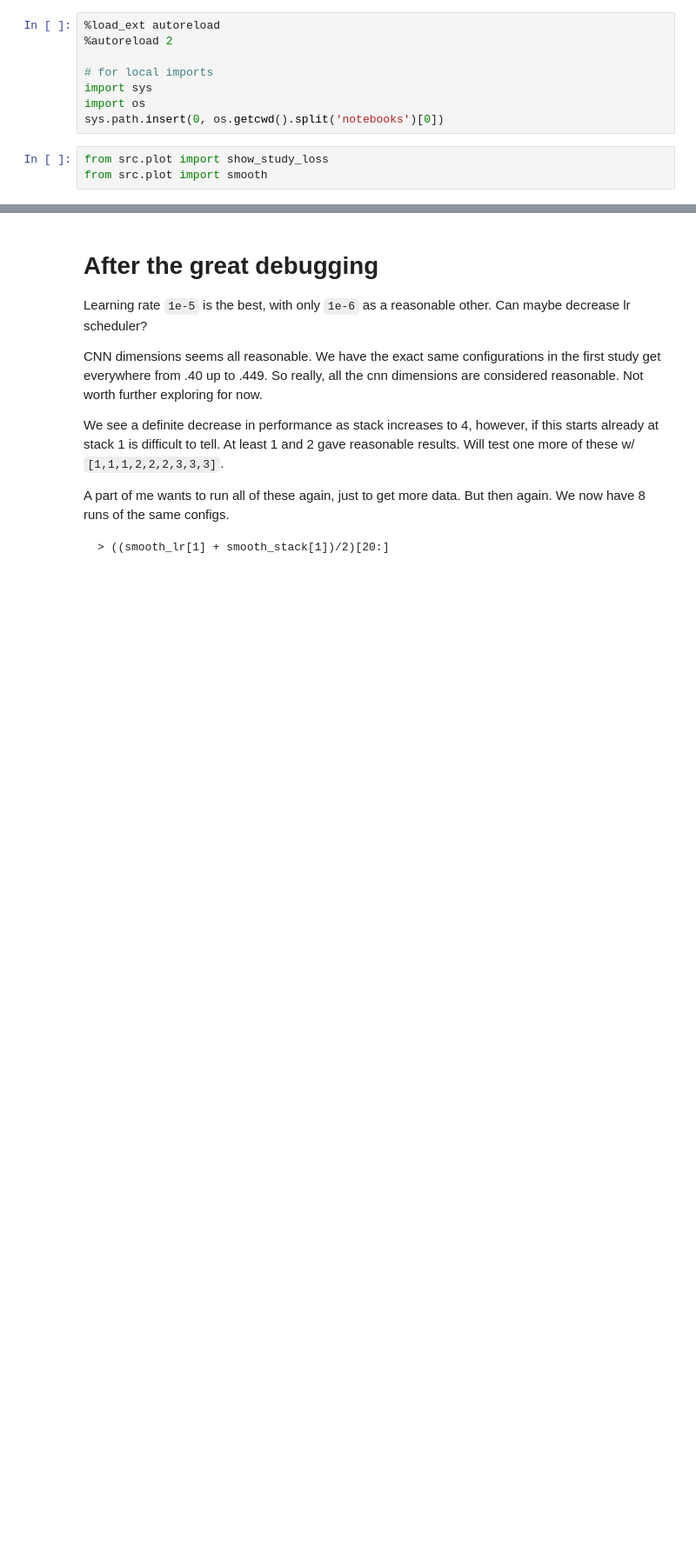
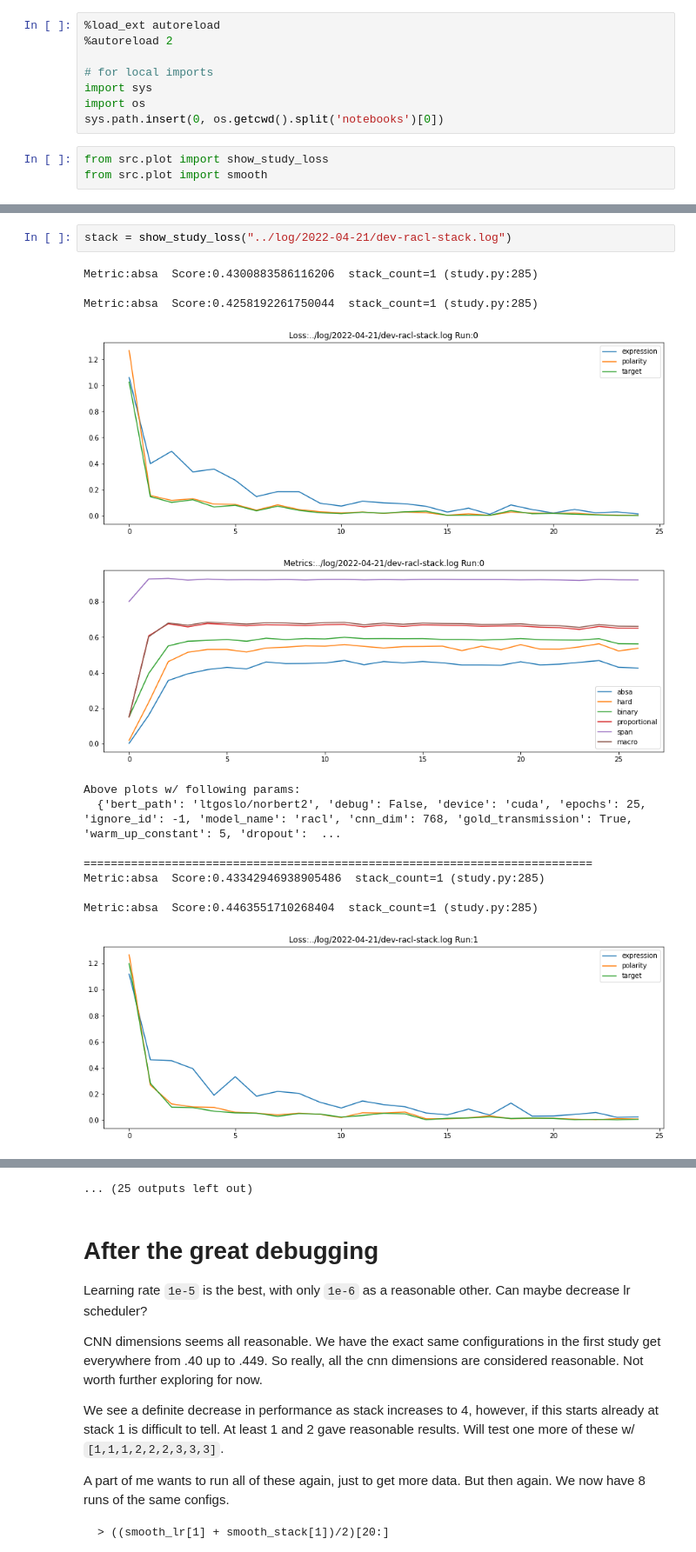
Before and after one commit to pmhalvor/fgsa, a Jupyter notebook: notebooks/hyper-racl.ipynb, the cells around one changed output, grey strips where cells are left out. Shown at 87% size. Drawn from its saved outputs; the diff is of its cells as text; blank space fills up the shorter version.

```diff
--- a/notebooks/hyper-racl.ipynb
+++ b/notebooks/hyper-racl.ipynb
@@ -11,0 +50,16 @@ from src.plot import smooth
+# %%
+stack = show_study_loss("../log/2022-04-21/dev-racl-stack.log")
+# %% [output]
+Metric:absa  Score:0.4300883586116206  stack_count=1 (study.py:285)
+
+Metric:absa  Score:0.4258192261750044  stack_count=1 (study.py:285)
+[figure, added]
+[figure, added]
+Above plots w/ following params:
+  {'bert_path': 'ltgoslo/norbert2', 'debug': False, 'device': 'cuda', 'epochs': 25, 'ignore_id': -1, 'model_name': 'racl', 'cnn_dim': 768, 'gold_transmission': True, 'warm_up_constant': 5, 'dropout':  ...
+
+===========================================================================
+Metric:absa  Score:0.43342946938905486  stack_count=1 (study.py:285)
+
+Metric:absa  Score:0.4463551710268404  stack_count=1 (study.py:285)
+[figure, added]
@@ -12,3 +85,4 @@ from src.plot import smooth
+... (25 outputs left out)
 # %% [markdown]
 # After the great debugging
 
```
Also changed, not shown: parts of 3 cells of this notebook.
